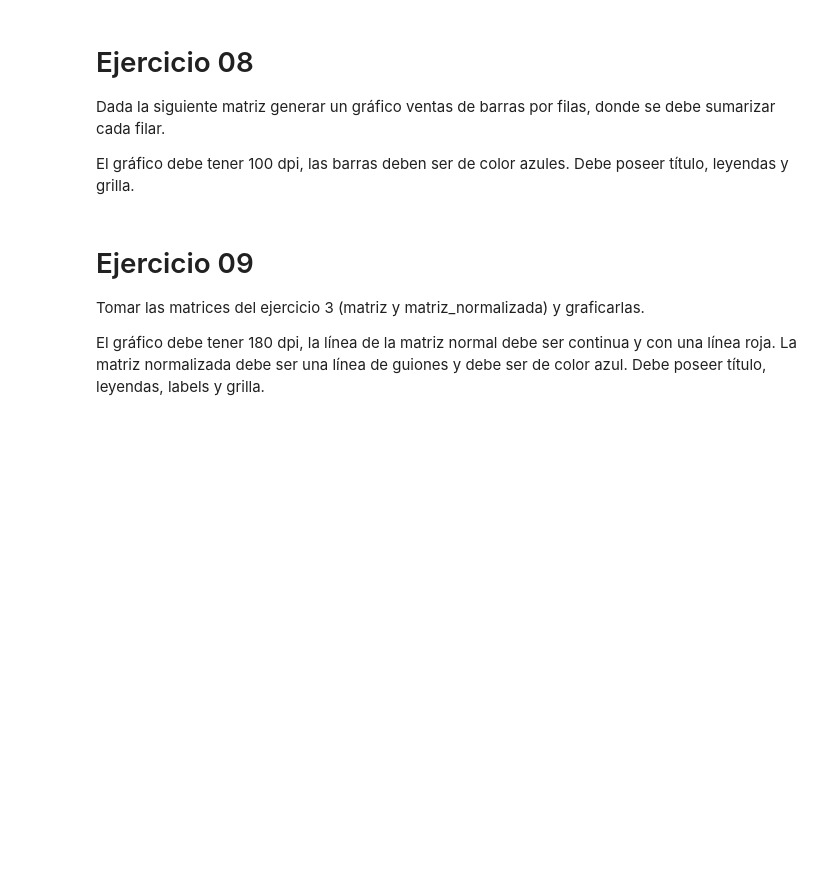
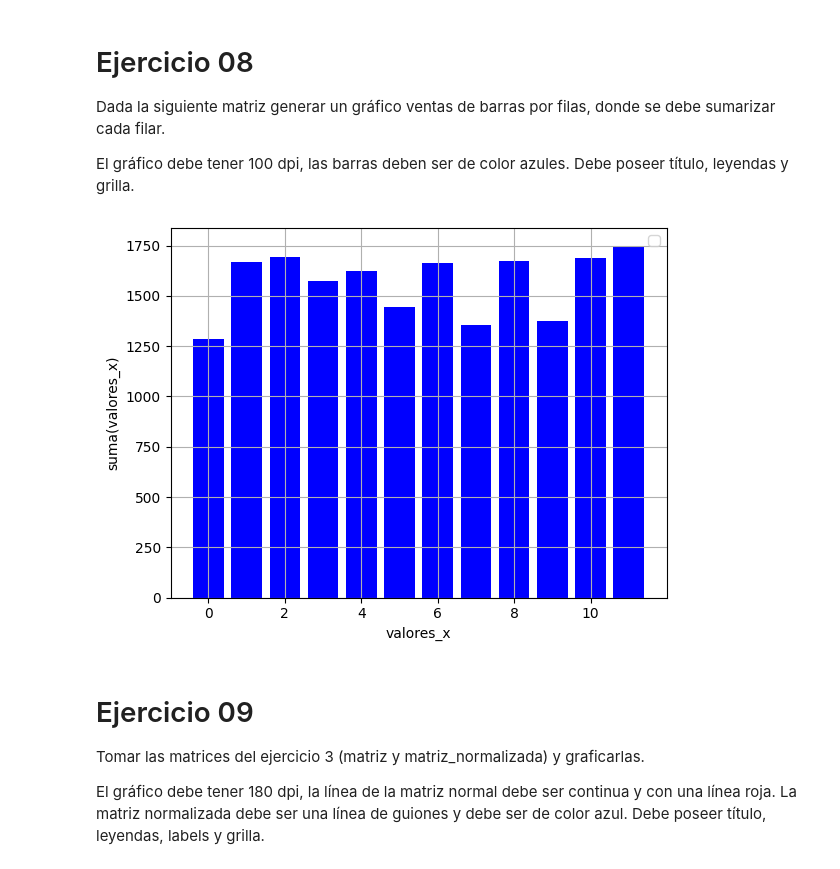
Before and after one commit to baubyte/HerramientasDeSoftwareParaElAnalisisDeDatos, a Jupyter notebook: Tema_3/Ejercicios/Semana_03_Practica_03.ipynb, the cells around one changed output. Drawn from its saved outputs; the diff is of its cells as text; code cells hidden in the pictures; blank space fills up the shorter version.

```diff
--- a/Tema_3/Ejercicios/Semana_03_Practica_03.ipynb
+++ b/Tema_3/Ejercicios/Semana_03_Practica_03.ipynb
@@ -469,6 +469,15 @@ El gráfico debe tener 100 dpi, las barras deben ser de color azules. Debe posee
 # %%
 valores_x = np.arange(0,12)
 matriz = np.random.randint(0, 100, (12, 30))
+figure = plt.figure(dpi=100)
+valores_y = np.sum(matriz, axis=1)
+plt.bar(valores_x, valores_y,  color="blue")
+plt.xlabel("valores_x")
+plt.ylabel("suma(valores_x)")
+plt.legend()
+plt.grid()
+# %% [output]
+[figure, added]
 # %% [markdown]
 # Ejercicio 09
 
```
Also changed, not shown: parts of 6 cells of this notebook.
